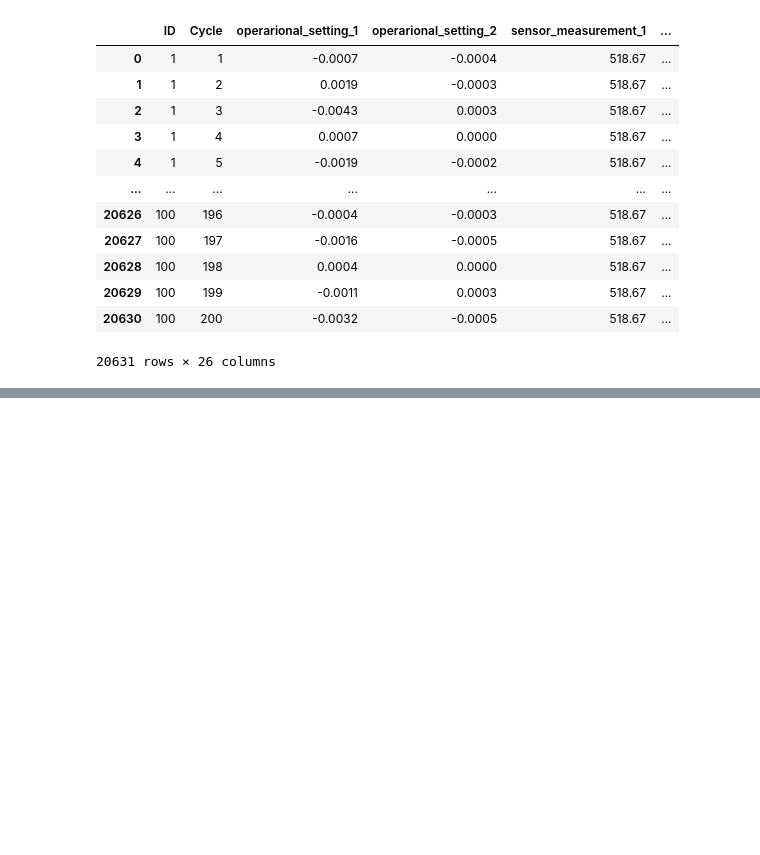
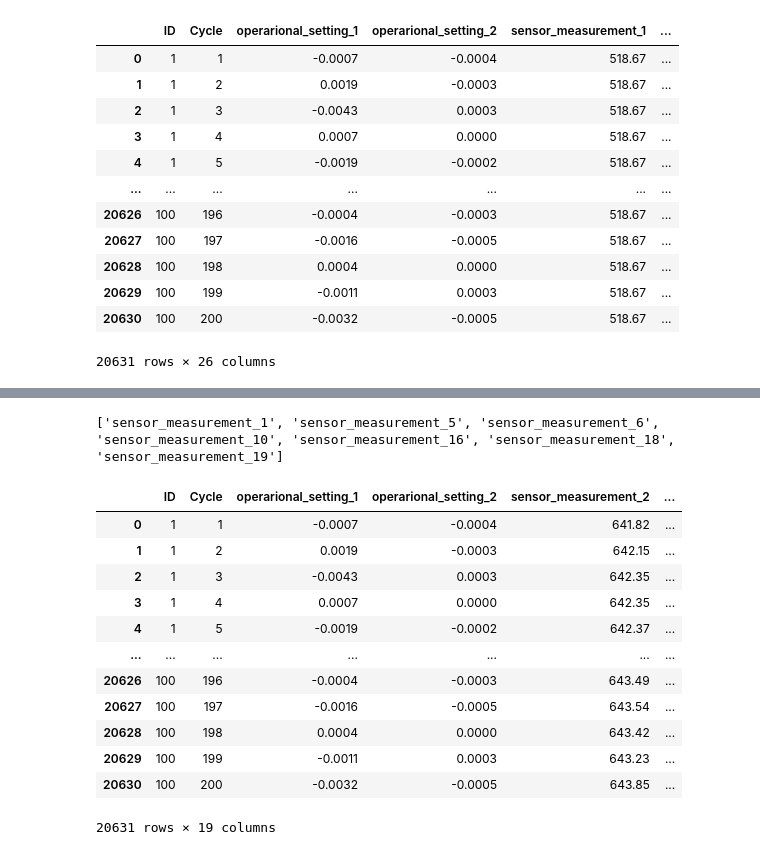
Before and after one commit to LorenzoCastroDS/TFM, a Jupyter notebook: Engine Prognosis Modelling.ipynb, the cells around one changed output, grey strips where cells are left out. Cells and saved outputs as stored; diff of their text form; code cells hidden in the pictures; blank space fills up the shorter version.

```diff
--- a/Engine Prognosis Modelling.ipynb
+++ b/Engine Prognosis Modelling.ipynb
@@ -316,13 +304,3 @@ df_train_1
 | 20629 | 100 | 199 | -0.0011 | 0.0003 | 518.67 | ... |
 | 20630 | 100 | 200 | -0.0032 | -0.0005 | 518.67 | ... |
 20631 rows × 26 columns
-# %%
-units = np.arange(0,5)
-ax, fig = plt.subplots(nrows=2, ncols=3)
-
-
-ax = ax.ravel()
-for n in range(0,6):
-    df = df_train_1[df_train_1["ID"] == n+1]
-    df.plot(kind="line",ax=ax[n])
-    plt.plot(df["operarional_setting_1"])
@@ -345,0 +414,33 @@ TypeError: 'Figure' object is not subscriptable
+# %%
+list_units_2 = 21
+sensor_measurement_list = []
+for n in range(1,list_units_2+1):
+    sensor = "sensor_measurement_" + str(n)
+    sensor_measurement_list.append(sensor)
+
+df_std = df_train_1.groupby(["ID"])[sensor_measurement_list].std()
+columns_to_delete = []
+for col in df_std:
+    if df_std[col].mean()<1e-3:
+        columns_to_delete.append(col)
+print(columns_to_delete)
+# %% [output]
+['sensor_measurement_1', 'sensor_measurement_5', 'sensor_measurement_6', 'sensor_measurement_10', 'sensor_measurement_16', 'sensor_measurement_18', 'sensor_measurement_19']
+# %%
+df_train_std_1 = df_train_1.drop(columns=columns_to_delete, axis=1)
+# %%
+df_train_std_1
+# %% [output]
+|  | ID | Cycle | operarional_setting_1 | operarional_setting_2 | sensor_measurement_2 | ... |
+| 0 | 1 | 1 | -0.0007 | -0.0004 | 641.82 | ... |
+| 1 | 1 | 2 | 0.0019 | -0.0003 | 642.15 | ... |
+| 2 | 1 | 3 | -0.0043 | 0.0003 | 642.35 | ... |
+| 3 | 1 | 4 | 0.0007 | 0.0000 | 642.35 | ... |
+| 4 | 1 | 5 | -0.0019 | -0.0002 | 642.37 | ... |
+| ... | ... | ... | ... | ... | ... | ... |
+| 20626 | 100 | 196 | -0.0004 | -0.0003 | 643.49 | ... |
+| 20627 | 100 | 197 | -0.0016 | -0.0005 | 643.54 | ... |
+| 20628 | 100 | 198 | 0.0004 | 0.0000 | 643.42 | ... |
+| 20629 | 100 | 199 | -0.0011 | 0.0003 | 643.23 | ... |
+| 20630 | 100 | 200 | -0.0032 | -0.0005 | 643.85 | ... |
+20631 rows × 19 columns
```
Also changed, not shown: parts of 32 cells of this notebook.
